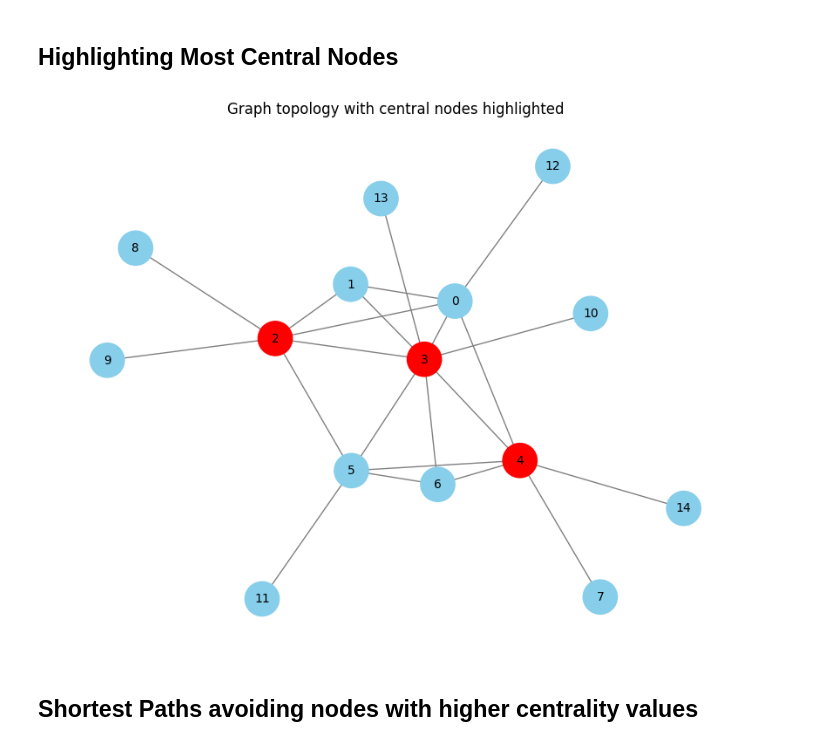
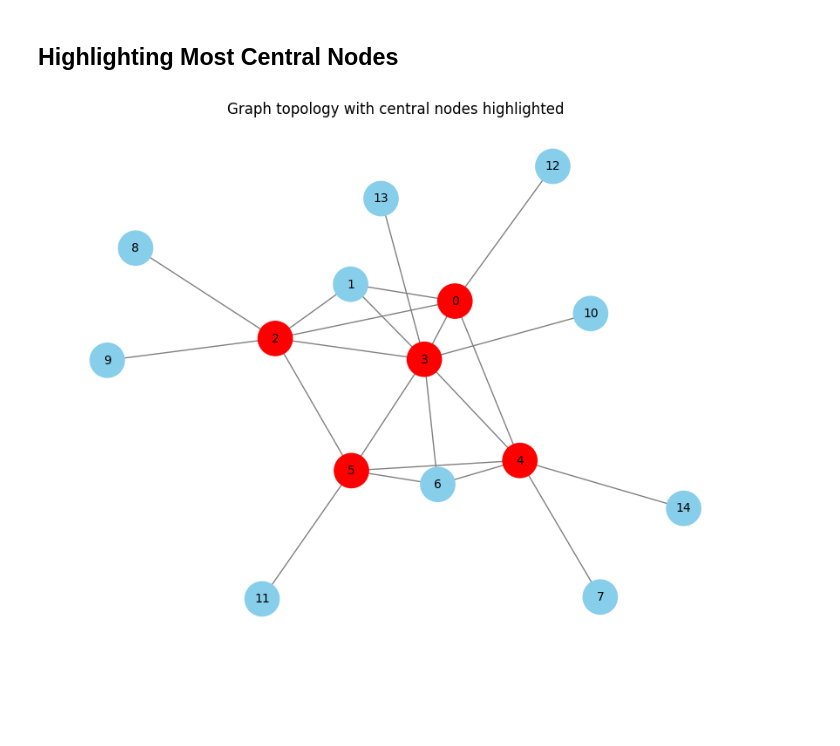
Before and after one commit to forcellatofrancesco/QKD_Simulator, a Jupyter notebook: new_routing.ipynb, the cells around one changed output. Drawn from its saved outputs; the diff is of its cells as text; code cells hidden in the pictures; blank space fills up the shorter version.

```diff
--- a/new_routing.ipynb
+++ b/new_routing.ipynb
@@ -6,11 +6,12 @@
 import json
 import networkx as nx
 
-# JSON file path
-json_file = "project/file/graph_networkx_15_nodes.json"
+# JSON files path
+graph_path = "project/file/graph_networkx_15_nodes.json"
+traffic_path = "project/file/traffic_15_nodes_net.json"
 
 # Loading the topology
-with open(json_file, "r") as f:
+with open(graph_path, "r") as f:
     data = json.load(f)
 
 # Creating the graph in NetworkX
@@ -29,6 +30,6 @@ for edge in data["links"]:
     attrs = {k: v for k, v in edge.items() if k not in ["source", "target"]}
     G.add_edge(src, dst, **attrs)
 
-print("Graph loaded correctly!")
-print(f"Nodes: {G.nodes(data=True)}")
-print(f"Edges: {G.edges(data=True)}")
+# print("Graph loaded correctly!")
+# print(f"Nodes: {G.nodes(data=True)}")
+# print(f"Edges: {G.edges(data=True)}")
@@ -92,9 +86,12 @@ Shortest path from node 0:
 # %%
-centrality = nx.betweenness_centrality(G)
+node_centrality = nx.betweenness_centrality(G)
 
 print("Centrality values:")
-for node, value in centrality.items():
-    print(f"{node}: {value:.4f}")
+for node, value in node_centrality.items():
+    if value != 0.0:
+        print(f"{node}: {value:.4f}")
+
+# print(sum(node_centrality.values()))
 # %% [output]
 Centrality values:
 0: 0.1923
@@ -117,9 +104,10 @@ Centrality values:
 # %%
-sorted_nodes = sorted(centrality.items(), key=lambda x: x[1], reverse=True)
+sorted_nodes = sorted(node_centrality.items(), key=lambda x: x[1], reverse=True)
 
 print("Nodes ordered for descending centrality:")
 for node, value in sorted_nodes:
-    print(f"{node}: {value:.4f}")
+    if value != 0.0:
+        print(f"{node}: {value:.4f}")
 # %% [output]
 Nodes ordered for descending centrality:
 3: 0.3883
@@ -141,21 +119,20 @@ Nodes ordered for descending centrality:
 ## Highlighting Most Central Nodes
 # %%
 # Central nodes are red coloured
-central_nodes = set([node for node, _ in sorted_nodes[:3]])
+k = 5
+central_nodes = set([node for node, _ in sorted_nodes[:k]])
 node_colors = ["red" if n in central_nodes else "skyblue" for n in G.nodes()]
 
 plt.figure(figsize=(8,6))
 nx.draw(
     G, pos,
     with_labels=True,
     node_size=800,
     node_color=node_colors,
     edge_color="gray",
     font_size=10
 )
 plt.title("Graph topology with central nodes highlighted")
 plt.show()
 # %% [output]
-[figure, old version]
+[figure, new version]
-# %% [markdown]
-## Shortest Paths avoiding nodes with higher centrality values
```
Also changed, not shown: parts of 18 cells of this notebook.
